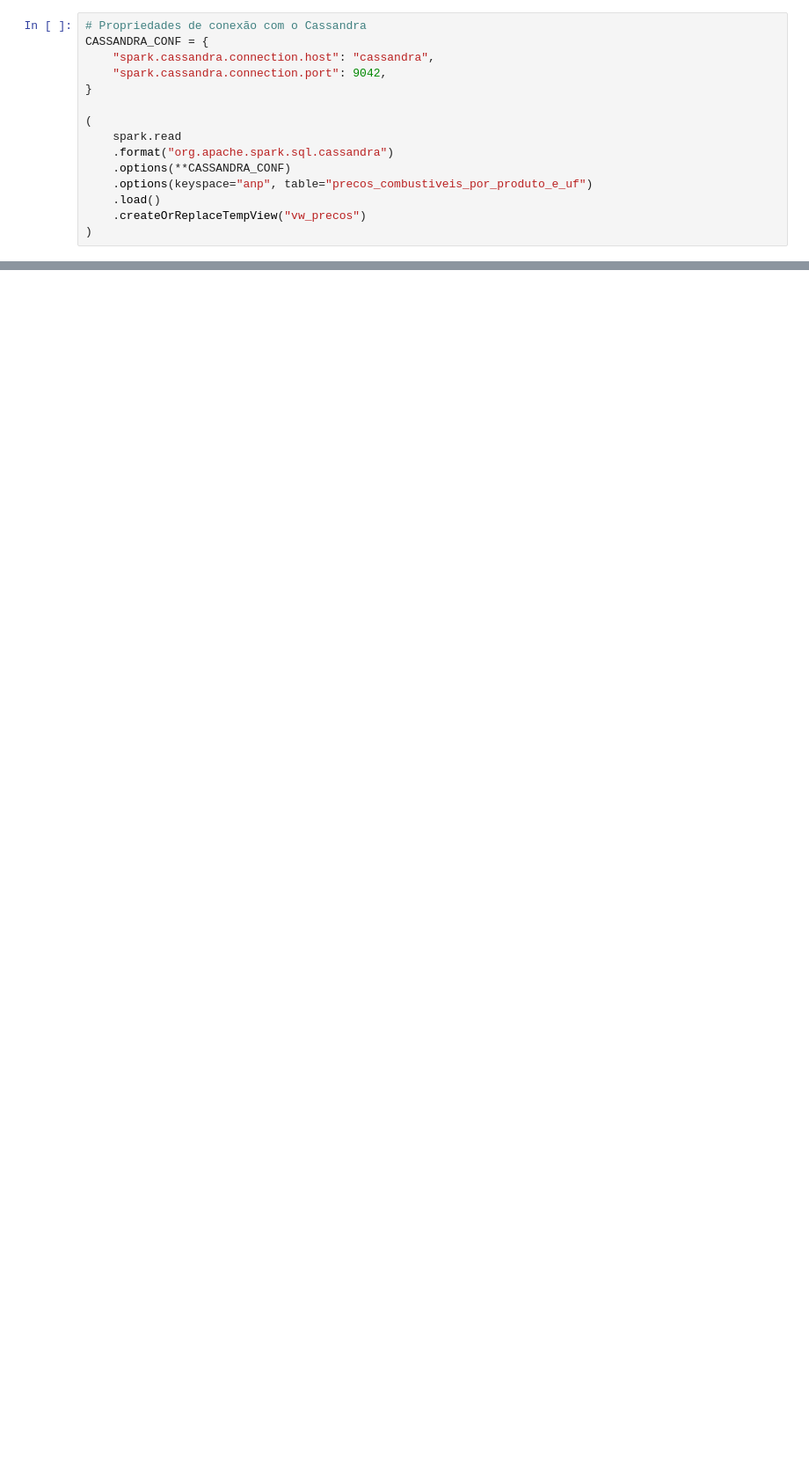
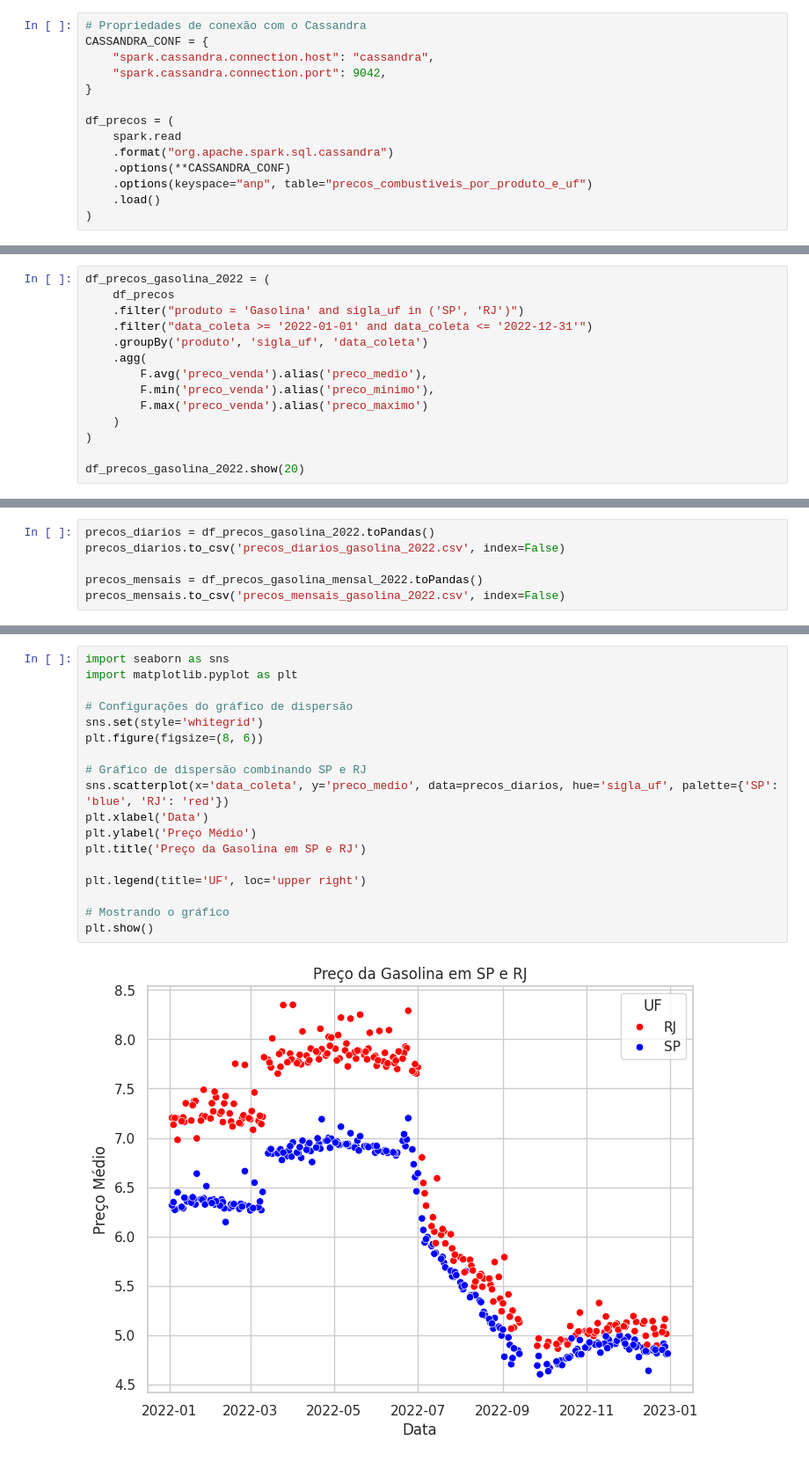
Before and after one commit to pinei/cassandra-precos-combustiveis, a Jupyter notebook: consulta.ipynb, the cells around one changed output, grey strips where cells are left out. Shown: that part at 88% size. Drawn from its saved outputs; the diff is of its cells as text; blank space fills up the shorter version.

```diff
--- a/consulta.ipynb
+++ b/consulta.ipynb
@@ -35,11 +19,10 @@ CASSANDRA_CONF = {
     "spark.cassandra.connection.port": 9042,
 }
 
-(
+df_precos = (
     spark.read
     .format("org.apache.spark.sql.cassandra")
     .options(**CASSANDRA_CONF)
     .options(keyspace="anp", table="precos_combustiveis_por_produto_e_uf")
     .load()
-    .createOrReplaceTempView("vw_precos")
 )
@@ -53,0 +31,14 @@ spark.sql('select count(*) from vw_precos where ano = 2004')
+# %%
+df_precos_gasolina_2022 = (
+    df_precos
+    .filter("produto = 'Gasolina' and sigla_uf in ('SP', 'RJ')")
+    .filter("data_coleta >= '2022-01-01' and data_coleta <= '2022-12-31'")
+    .groupBy('produto', 'sigla_uf', 'data_coleta')
+    .agg(
+        F.avg('preco_venda').alias('preco_medio'),
+        F.min('preco_venda').alias('preco_minimo'),
+        F.max('preco_venda').alias('preco_maximo')
+    )
+)
+
+df_precos_gasolina_2022.show(20)
@@ -53,0 +168,6 @@ spark.sql('select count(*) from vw_precos where ano = 2004')
+# %%
+precos_diarios = df_precos_gasolina_2022.toPandas()
+precos_diarios.to_csv('precos_diarios_gasolina_2022.csv', index=False)
+
+precos_mensais = df_precos_gasolina_mensal_2022.toPandas()
+precos_mensais.to_csv('precos_mensais_gasolina_2022.csv', index=False)
@@ -53,0 +194,20 @@ spark.sql('select count(*) from vw_precos where ano = 2004')
+# %%
+import seaborn as sns
+import matplotlib.pyplot as plt
+
+# Configurações do gráfico de dispersão
+sns.set(style='whitegrid')
+plt.figure(figsize=(8, 6))
+
+# Gráfico de dispersão combinando SP e RJ
+sns.scatterplot(x='data_coleta', y='preco_medio', data=precos_diarios, hue='sigla_uf', palette={'SP': 'blue', 'RJ': 'red'})
+plt.xlabel('Data')
+plt.ylabel('Preço Médio')
+plt.title('Preço da Gasolina em SP e RJ')
+
+plt.legend(title='UF', loc='upper right')
+
+# Mostrando o gráfico
+plt.show()
+# %% [output]
+[figure, added]
```
Also changed, not shown: parts of 16 cells of this notebook, 5 other files.
